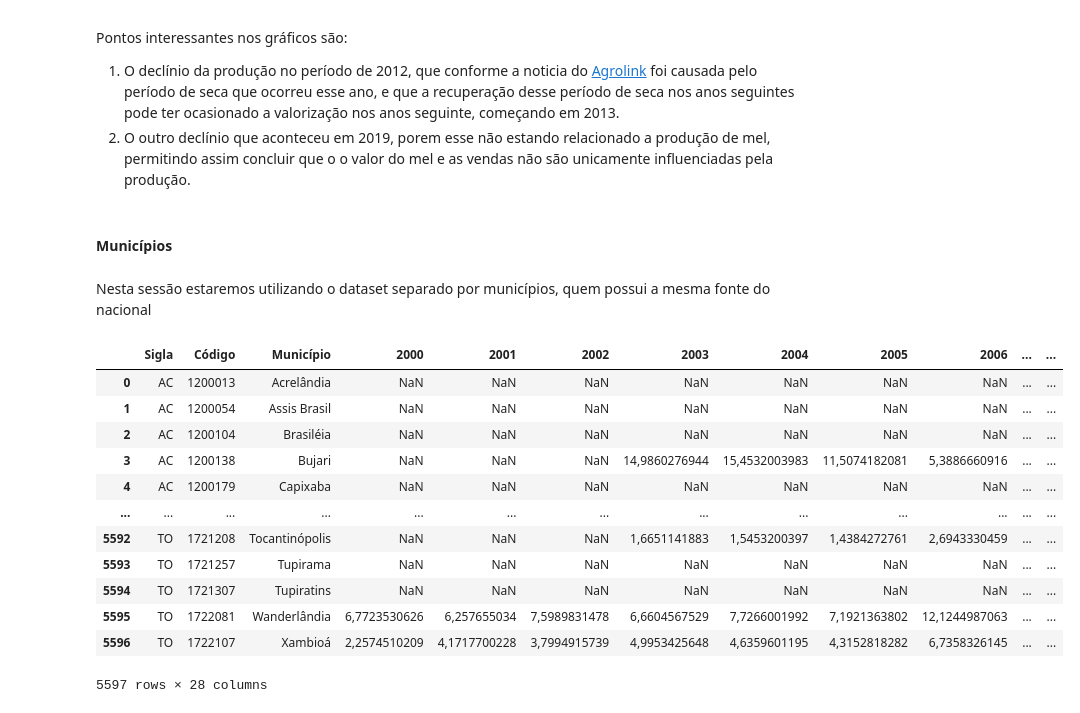
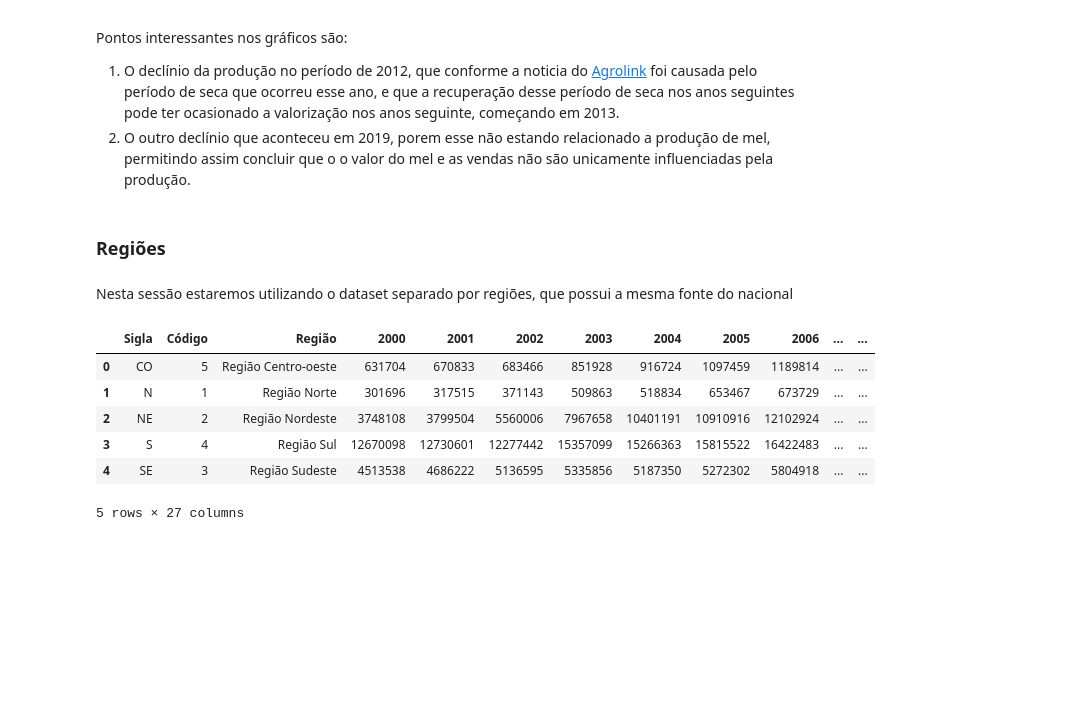
Before and after one commit to Gabriel-J-code/ad-projeto-bees-caatinga, a Jupyter notebook: relatorio.ipynb, the cells around one changed output. Drawn from its saved outputs; the diff is of its cells as text; code cells hidden in the pictures; blank space fills up the shorter version.

```diff
--- a/relatorio.ipynb
+++ b/relatorio.ipynb
@@ -403,23 +408,17 @@ Pontos interessantes nos gráficos são:
 1. O declínio da produção no período de 2012, que conforme a noticia do [Agrolink](https://www.agrolink.com.br/noticias/ibge--seca-faz-producao-nacional-de-mel-cair-19--em-2012_184745.html) foi causada pelo período de seca que ocorreu esse ano, e que a recuperação desse período de seca nos anos seguintes pode ter ocasionado a valorização nos anos seguinte, começando em 2013.
 2. O outro declínio que aconteceu em 2019, porem esse não estando relacionado a produção de mel, permitindo assim concluir que o o valor do mel e as vendas não são unicamente influenciadas pela produção.
 # %% [markdown]
-#### Municípios
+### Regiões
 # %% [markdown]
-Nesta sessão estaremos utilizando o dataset separado por municípios, quem possui a mesma fonte do nacional
+Nesta sessão estaremos utilizando o dataset separado por regiões, que possui a mesma fonte do nacional
 # %%
-faturamento_mn = pd.read_csv('data/faturamento mel/Faturamento R$ - Mel de Abelha - Municipios - 2000 2023.csv', delimiter=';', header=1)
-faturamento_mn
+producao_rg = pd.read_csv('data/producao mel/Producao Kg - Mel de Abelha - Regiões - 2000 2023.csv', delimiter=',', header=1)
+producao_rg
 # %% [output]
-|  | Sigla | Código | Município | 2000 | 2001 | 2002 | 2003 | 2004 | 2005 | 2006 | ... | ... |
-| 0 | AC | 1200013 | Acrelândia | NaN | NaN | NaN | NaN | NaN | NaN | NaN | ... | ... |
-| 1 | AC | 1200054 | Assis Brasil | NaN | NaN | NaN | NaN | NaN | NaN | NaN | ... | ... |
-| 2 | AC | 1200104 | Brasiléia | NaN | NaN | NaN | NaN | NaN | NaN | NaN | ... | ... |
-| 3 | AC | 1200138 | Bujari | NaN | NaN | NaN | 14,9860276944 | 15,4532003983 | 11,5074182081 | 5,3886660916 | ... | ... |
-| 4 | AC | 1200179 | Capixaba | NaN | NaN | NaN | NaN | NaN | NaN | NaN | ... | ... |
-| ... | ... | ... | ... | ... | ... | ... | ... | ... | ... | ... | ... | ... |
-| 5592 | TO | 1721208 | Tocantinópolis | NaN | NaN | NaN | 1,6651141883 | 1,5453200397 | 1,4384272761 | 2,6943330459 | ... | ... |
-| 5593 | TO | 1721257 | Tupirama | NaN | NaN | NaN | NaN | NaN | NaN | NaN | ... | ... |
-| 5594 | TO | 1721307 | Tupiratins | NaN | NaN | NaN | NaN | NaN | NaN | NaN | ... | ... |
-| 5595 | TO | 1722081 | Wanderlândia | 6,7723530626 | 6,257655034 | 7,5989831478 | 6,6604567529 | 7,7266001992 | 7,1921363802 | 12,1244987063 | ... | ... |
-| 5596 | TO | 1722107 | Xambioá | 2,2574510209 | 4,1717700228 | 3,7994915739 | 4,9953425648 | 4,6359601195 | 4,3152818282 | 6,7358326145 | ... | ... |
+|  | Sigla | Código | Região | 2000 | 2001 | 2002 | 2003 | 2004 | 2005 | 2006 | ... | ... |
+| 0 | CO | 5 | Região Centro-oeste | 631704 | 670833 | 683466 | 851928 | 916724 | 1097459 | 1189814 | ... | ... |
+| 1 | N | 1 | Região Norte | 301696 | 317515 | 371143 | 509863 | 518834 | 653467 | 673729 | ... | ... |
+| 2 | NE | 2 | Região Nordeste | 3748108 | 3799504 | 5560006 | 7967658 | 10401191 | 10910916 | 12102924 | ... | ... |
+| 3 | S | 4 | Região Sul | 12670098 | 12730601 | 12277442 | 15357099 | 15266363 | 15815522 | 16422483 | ... | ... |
+| 4 | SE | 3 | Região Sudeste | 4513538 | 4686222 | 5136595 | 5335856 | 5187350 | 5272302 | 5804918 | ... | ... |
-5597 rows × 28 columns
+5 rows × 27 columns
```
Also changed, not shown: parts of 16 cells of this notebook, 1 other file.
